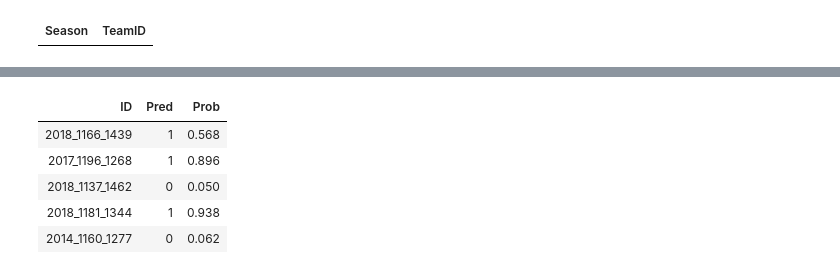
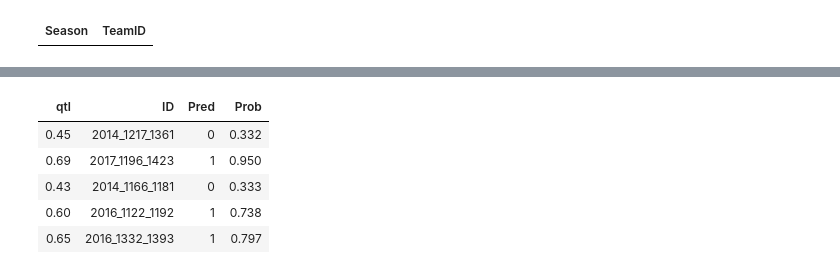
Before and after one commit to fab64443/marchmadness2019, a Jupyter notebook: SagarinFull.ipynb, the cells around one changed output, grey strips where cells are left out. Cells and saved outputs as stored; diff of their text form; code cells hidden in the pictures.

```diff
--- a/SagarinFull.ipynb
+++ b/SagarinFull.ipynb
@@ -158,21 +192,21 @@ df.matchup %>% sample_n(5)
 # %%
-# machups predictions
+# machups predictions : compute the winning probability of TeamID.x and cap it into [0.05,0.95] to avoid too much logloss is case of FP or FN
 df.matchup %>%
     mutate(ID=str_c(Season,'_',TeamID.x,'_',TeamID.y)) %>%
     mutate(Prob=logistic(Predictor.x-Predictor.y,a=Slope)) %>%
     mutate(Pred=ifelse(Prob>0.5,1,0)) %>%
     mutate(Prob=round(Prob,3)) %>%
     mutate_which(Prob>0.95,Prob=0.95) %>%
     mutate_which(Prob<0.05,Prob=0.05) %>%
-    select(ID,Pred,Prob) -> df.submit
+    select(qtl,ID,Pred,Prob) -> df.submit
 df.submit %>% sample_n(5)
 # %% [output]
-| ID | Pred | Prob |
-| 2018_1166_1439 | 1 | 0.568 |
-| 2017_1196_1268 | 1 | 0.896 |
-| 2018_1137_1462 | 0 | 0.050 |
-| 2018_1181_1344 | 1 | 0.938 |
-| 2014_1160_1277 | 0 | 0.062 |
+| qtl | ID | Pred | Prob |
+| 0.45 | 2014_1217_1361 | 0 | 0.332 |
+| 0.69 | 2017_1196_1423 | 1 | 0.950 |
+| 0.43 | 2014_1166_1181 | 0 | 0.333 |
+| 0.60 | 2016_1122_1192 | 1 | 0.738 |
+| 0.65 | 2016_1332_1393 | 1 | 0.797 |
 # %%
 # merge prediction and truth
 df.truth %>% inner_join(df.submit,by='ID') -> df.results
```
Also changed, not shown: parts of 23 cells of this notebook, 1 other file.
